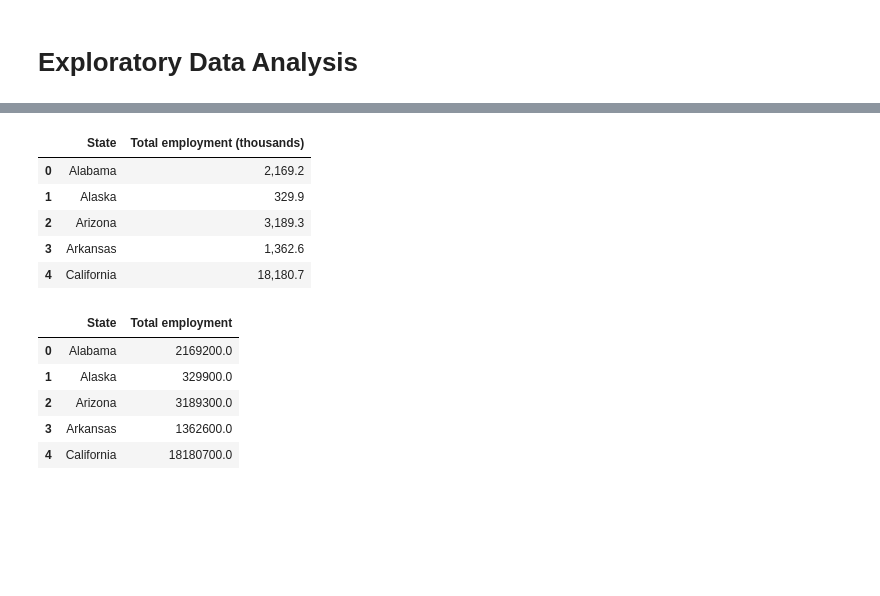
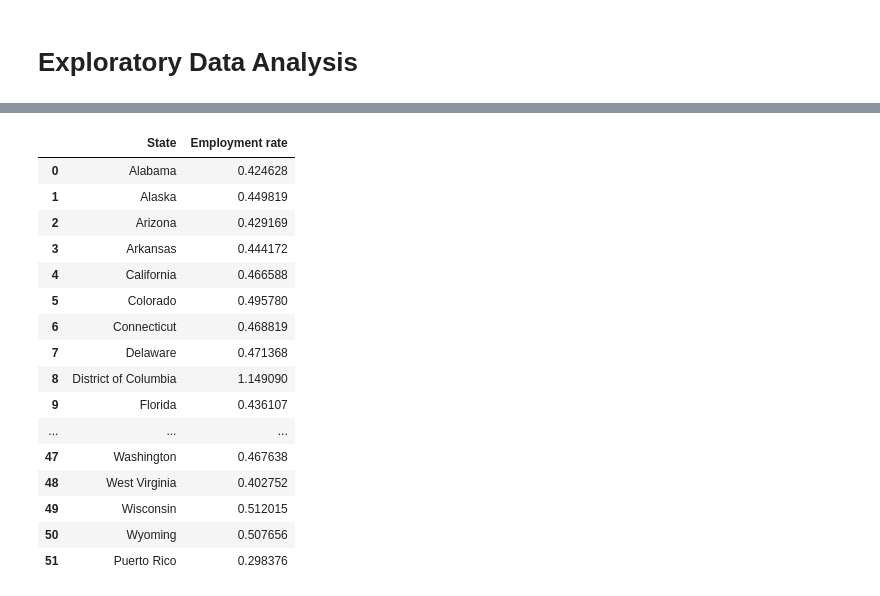
Before and after one commit to jz024/math189_project, a Jupyter notebook: education level.ipynb, the cells around one changed output, grey strips where cells are left out. Cells and saved outputs as stored; diff of their text form; code cells hidden in the pictures; blank space fills up the shorter version.

```diff
--- a/education level.ipynb
+++ b/education level.ipynb
@@ -250,3 +313,22 @@ educational_level = educational_level.drop(columns=['less_than_high_school', 'hi
 # %%
 # Read employment dataframe
-df = pd.read_csv('employment.csv')
+employment_rate = pd.read_csv('employment_rate.csv')
+employment_rate
+# %% [output]
+|  | State | Employment rate |
+| 0 | Alabama | 0.424628 |
+| 1 | Alaska | 0.449819 |
+| 2 | Arizona | 0.429169 |
+| 3 | Arkansas | 0.444172 |
+| 4 | California | 0.466588 |
+| 5 | Colorado | 0.495780 |
+| 6 | Connecticut | 0.468819 |
+| 7 | Delaware | 0.471368 |
+| 8 | District of Columbia | 1.149090 |
+| 9 | Florida | 0.436107 |
+| ... | ... | ... |
+| 47 | Washington | 0.467638 |
+| 48 | West Virginia | 0.402752 |
+| 49 | Wisconsin | 0.512015 |
+| 50 | Wyoming | 0.507656 |
+| 51 | Puerto Rico | 0.298376 |
@@ -256,10 +334,0 @@ total_employment = df.drop(columns=['12-month percent change in employment', '12
-# %%
-# Display the first few rows to verify
-total_employment.head()
-# %% [output]
-|  | State | Total employment (thousands) |
-| 0 | Alabama | 2,169.2 |
-| 1 | Alaska | 329.9 |
-| 2 | Arizona | 3,189.3 |
-| 3 | Arkansas | 1,362.6 |
-| 4 | California | 18,180.7 |
@@ -276,11 +334,0 @@ total_employment.rename(columns = {'Total employment (thousands)': 'Total employ
-# %%
-# Apply the standardize function to the entire column
-total_employment['Total employment'] = total_employment['Total employment'].apply(standardize)
-total_employment.head()
-# %% [output]
-|  | State | Total employment |
-| 0 | Alabama | 2169200.0 |
-| 1 | Alaska | 329900.0 |
-| 2 | Arizona | 3189300.0 |
-| 3 | Arkansas | 1362600.0 |
-| 4 | California | 18180700.0 |
```
Also changed, not shown: parts of 26 cells of this notebook.
